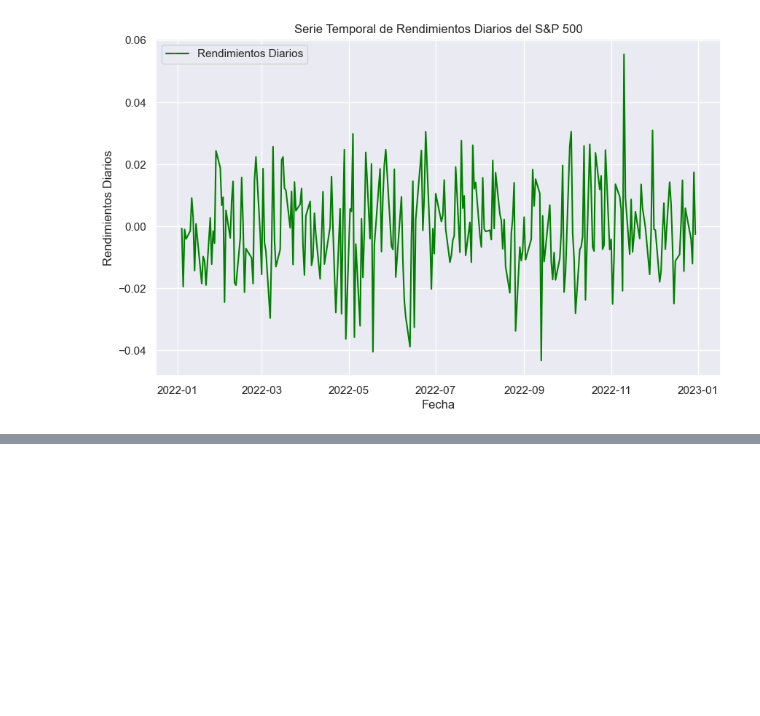
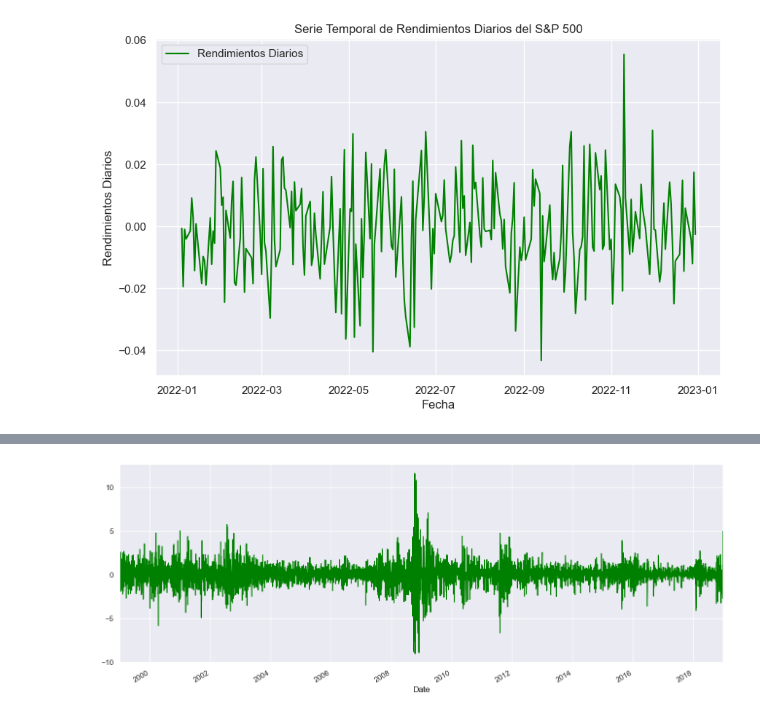
Before and after one commit to Diego-Astaburuaga/Modelos-GARCH, a Jupyter notebook: Series.ipynb, the cells around one changed output, grey strips where cells are left out. Saved outputs shown, nothing was run; the diff lists cells and outputs as text; code cells hidden in the pictures; blank space fills up the shorter version.

```diff
--- a/Series.ipynb
+++ b/Series.ipynb
@@ -179,0 +142,23 @@ AttributeError: 'ARCHModelResult' object has no attribute 'simulate'
+# %%
+%matplotlib inline
+import matplotlib.pyplot as plt
+import seaborn
+
+seaborn.set_style("darkgrid")
+plt.rc("figure", figsize=(16, 6))
+plt.rc("savefig", dpi=90)
+plt.rc("font", family="sans-serif")
+plt.rc("font", size=14)
+# %%
+import datetime as dt
+import arch.data.sp500
+
+st = dt.datetime(1988, 1, 1)
+en = dt.datetime(2018, 1, 1)
+data = arch.data.sp500.load()
+market = data["Adj Close"]
+returns = 100 * market.pct_change().dropna()
+ax = returns.plot(color='green')
+xlim = ax.set_xlim(returns.index.min(), returns.index.max())
+# %% [output]
+[figure, added]
```
Also changed, not shown: parts of 11 cells of this notebook, 10 other files.
